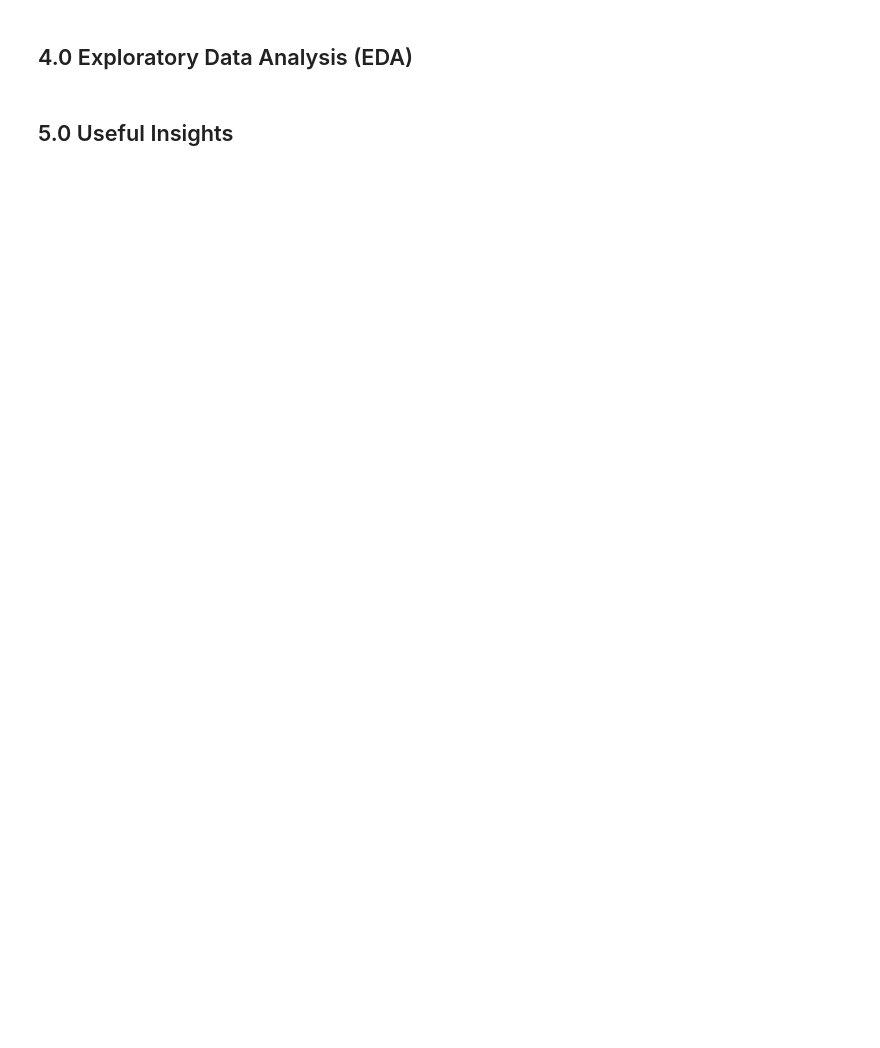
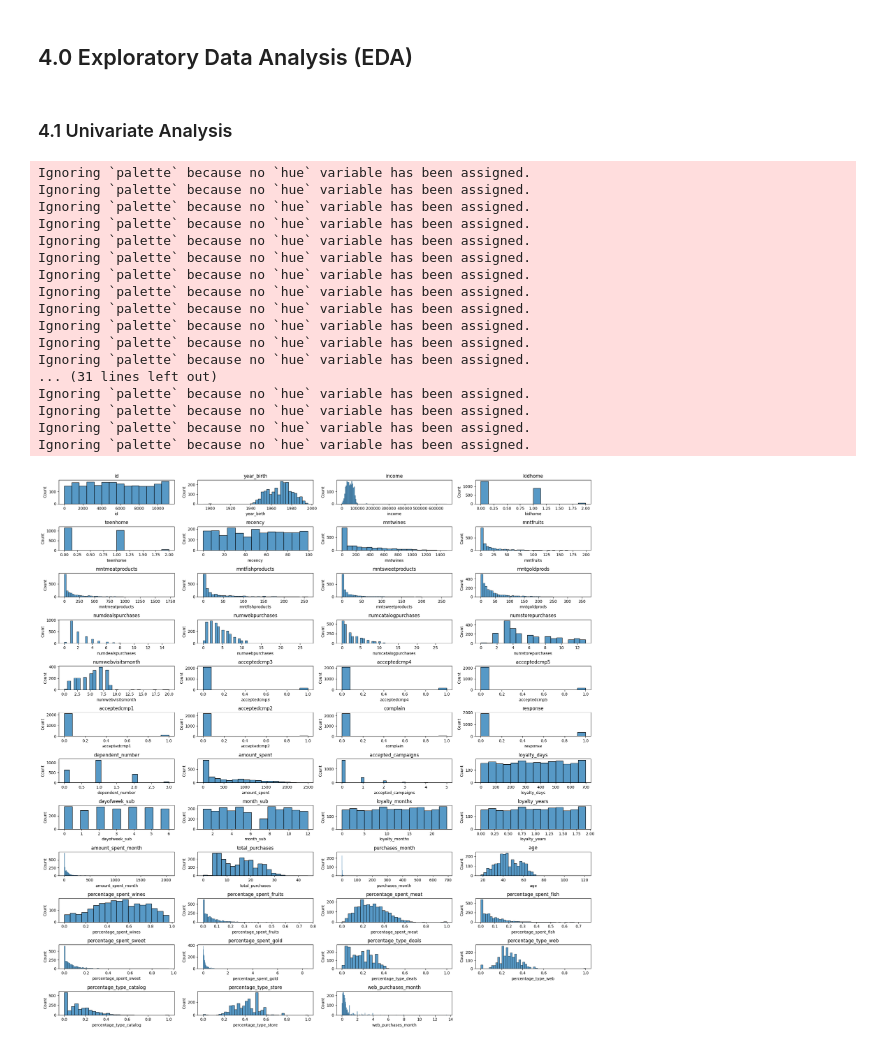
Before and after one commit to jooaobrum/marketing_campaign_CRM_case, a Jupyter notebook: notebooks/crm_ifood_data_analysis.ipynb, the cells around one changed output. Cells and saved outputs as stored; diff of their text form; code cells hidden in the pictures; blank space fills up the shorter version.

Commit message:
Marketing campaign analysis

```diff
--- a/notebooks/crm_ifood_data_analysis.ipynb
+++ b/notebooks/crm_ifood_data_analysis.ipynb
@@ -85,2 +395,4 @@ Since the business case is composed by 3 parts, I will split the problem in 3 di
 # %% [markdown]
 ## 3.0 Filtering Variables
+# %%
+df3 = df2.copy()
@@ -87,4 +401,9 @@ Since the business case is composed by 3 parts, I will split the problem in 3 di
+# %%
+df3 = df3.drop(['z_costcontact', 'z_revenue'], axis = 1)
 # %% [markdown]
 ## 4.0 Exploratory Data Analysis (EDA)
-# %% [markdown]
-## 5.0 Useful Insights
+# %%
+df4 = df3.copy()
+# %%
+num_vars = df4.select_dtypes(include = ['int64', 'float64'])
+cat_vars = df4.select_dtypes(exclude = ['int64', 'float64', 'datetime64[ns]'])
@@ -90,0 +421,28 @@ Since the business case is composed by 3 parts, I will split the problem in 3 di
+# %% [markdown]
+### 4.1 Univariate Analysis
+# %%
+plt.figure(1, figsize = (20,20))
+for i, col in enumerate(num_vars.columns):
+    plt.subplot(12, 4, i+1)
+    sns.histplot(x = num_vars[col], palette=sns.color_palette('Reds'))
+    plt.title(col)
+    plt.tight_layout()
+# %% [output]
+Ignoring `palette` because no `hue` variable has been assigned.
+Ignoring `palette` because no `hue` variable has been assigned.
+Ignoring `palette` because no `hue` variable has been assigned.
+Ignoring `palette` because no `hue` variable has been assigned.
+Ignoring `palette` because no `hue` variable has been assigned.
+Ignoring `palette` because no `hue` variable has been assigned.
+Ignoring `palette` because no `hue` variable has been assigned.
+Ignoring `palette` because no `hue` variable has been assigned.
+Ignoring `palette` because no `hue` variable has been assigned.
+Ignoring `palette` because no `hue` variable has been assigned.
+Ignoring `palette` because no `hue` variable has been assigned.
+Ignoring `palette` because no `hue` variable has been assigned.
+... (31 lines left out)
+Ignoring `palette` because no `hue` variable has been assigned.
+Ignoring `palette` because no `hue` variable has been assigned.
+Ignoring `palette` because no `hue` variable has been assigned.
+Ignoring `palette` because no `hue` variable has been assigned.
+[figure, added]
```
Also changed, not shown: parts of 122 cells of this notebook, 3 other files.
